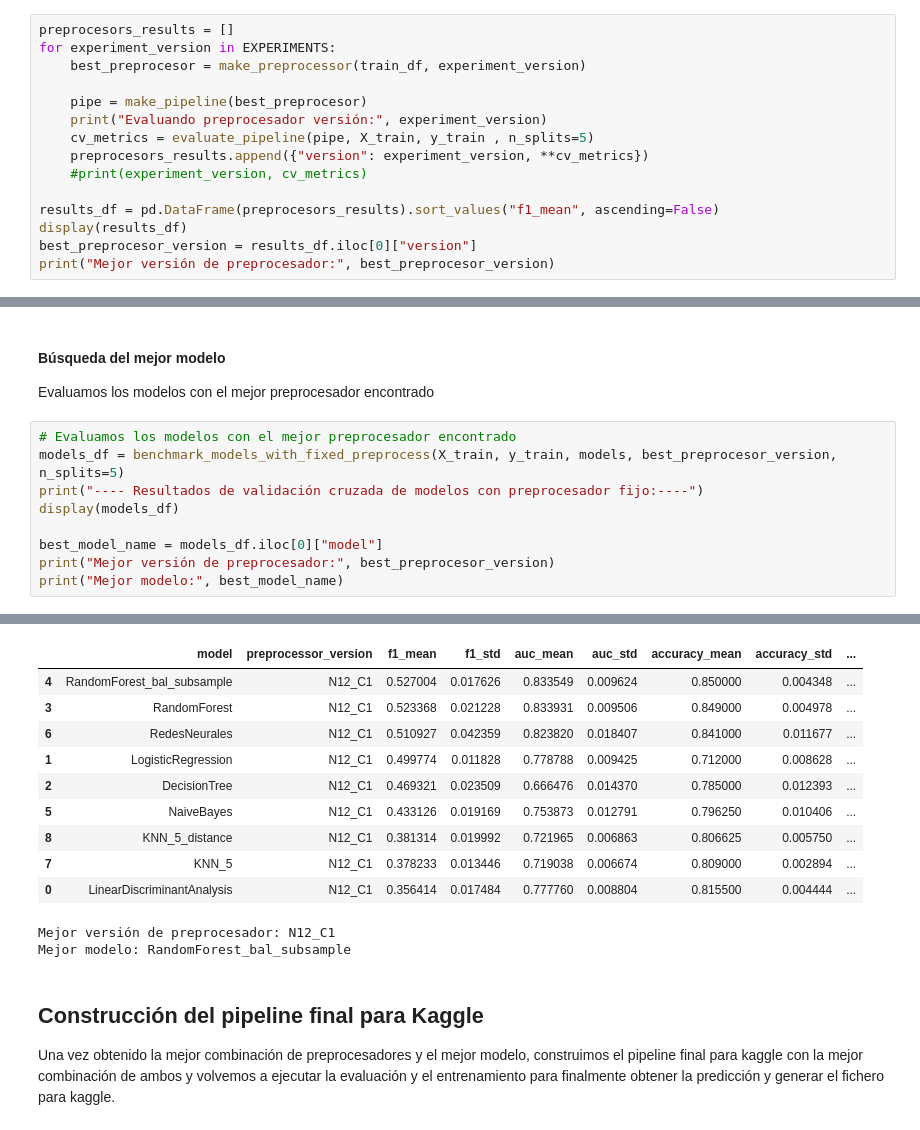
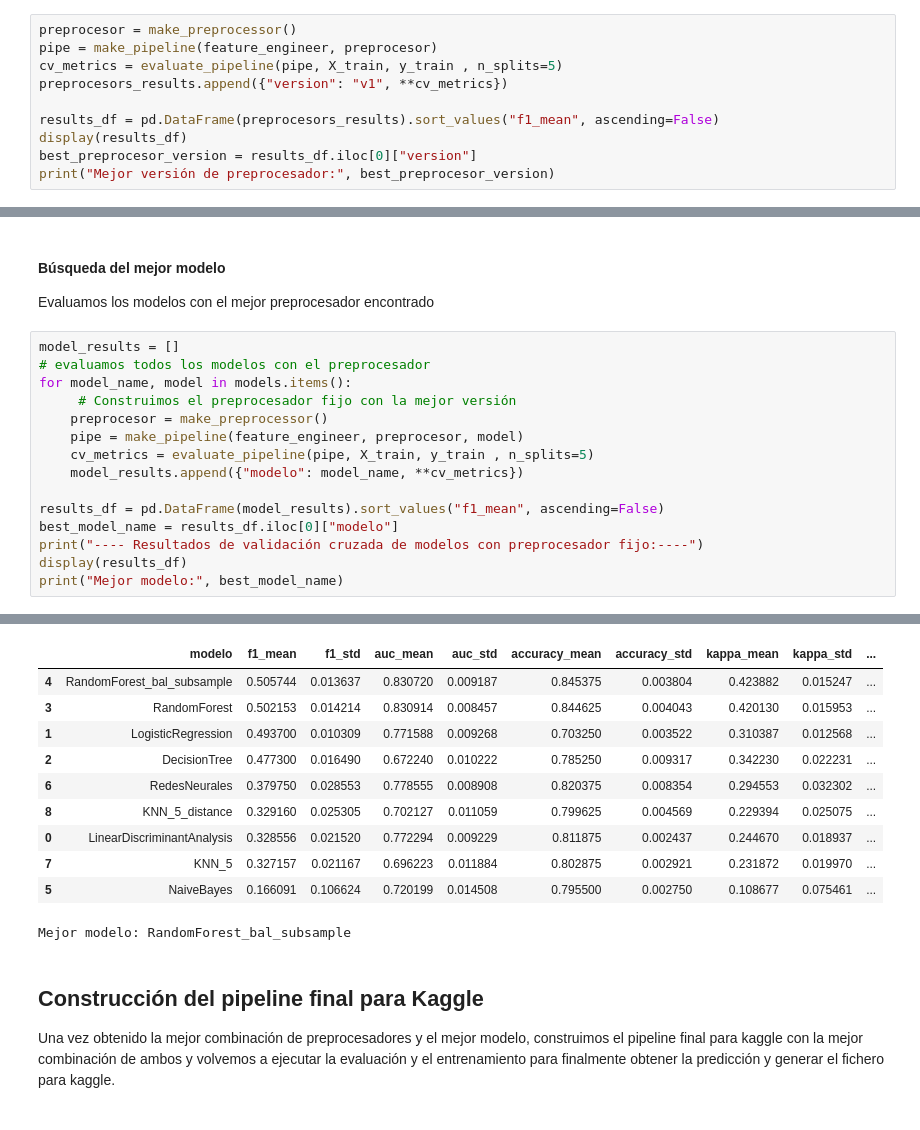
Before and after one commit to vidaldominguez/cdaa-customer-churn, a Jupyter notebook: customer_churn.ipynb, the cells around one changed output, grey strips where cells are left out. Saved outputs shown, nothing was run; the diff lists cells and outputs as text.

Commit message:
update Añadimos feature engineer binarias,logaritmicas,ratios balance salario

```diff
--- a/customer_churn.ipynb
+++ b/customer_churn.ipynb
@@ -524,13 +393,8 @@ Evaluamos las diferentes configuraciones de preprocesador que tenemos configurad
 # %%
-preprocesors_results = []
-for experiment_version in EXPERIMENTS:
-    best_preprocesor = make_preprocessor(train_df, experiment_version)
-
-    pipe = make_pipeline(best_preprocesor)
-    print("Evaluando preprocesador versión:", experiment_version)
-    cv_metrics = evaluate_pipeline(pipe, X_train, y_train , n_splits=5)
-    preprocesors_results.append({"version": experiment_version, **cv_metrics})
-    #print(experiment_version, cv_metrics)
+preprocesor = make_preprocessor()
+pipe = make_pipeline(feature_engineer, preprocesor)
+cv_metrics = evaluate_pipeline(pipe, X_train, y_train , n_splits=5)
+preprocesors_results.append({"version": "v1", **cv_metrics})
 
 results_df = pd.DataFrame(preprocesors_results).sort_values("f1_mean", ascending=False)
 display(results_df)
@@ -560,12 +426,18 @@ Mejor versión de preprocesador: N12_C1
 
 Evaluamos los modelos con el mejor preprocesador encontrado
 # %%
-# Evaluamos los modelos con el mejor preprocesador encontrado
-models_df = benchmark_models_with_fixed_preprocess(X_train, y_train, models, best_preprocesor_version, n_splits=5)
+model_results = []
+# evaluamos todos los modelos con el preprocesador
+for model_name, model in models.items():
+     # Construimos el preprocesador fijo con la mejor versión
+    preprocesor = make_preprocessor()
+    pipe = make_pipeline(feature_engineer, preprocesor, model)
+    cv_metrics = evaluate_pipeline(pipe, X_train, y_train , n_splits=5)
+    model_results.append({"modelo": model_name, **cv_metrics})
+
+results_df = pd.DataFrame(model_results).sort_values("f1_mean", ascending=False)
+best_model_name = results_df.iloc[0]["modelo"]
 print("---- Resultados de validación cruzada de modelos con preprocesador fijo:----")
-display(models_df)
-
-best_model_name = models_df.iloc[0]["model"]
-print("Mejor versión de preprocesador:", best_preprocesor_version)
+display(results_df)
 print("Mejor modelo:", best_model_name)
 # %% [output]
@@ -572,15 +460,14 @@ print("Mejor modelo:", best_model_name)
 ---- Resultados de validación cruzada de modelos con preprocesador fijo:----
-|  | model | preprocessor_version | f1_mean | f1_std | auc_mean | auc_std | accuracy_mean | accuracy_std | ... |
-| 4 | RandomForest_bal_subsample | N12_C1 | 0.527004 | 0.017626 | 0.833549 | 0.009624 | 0.850000 | 0.004348 | ... |
-| 3 | RandomForest | N12_C1 | 0.523368 | 0.021228 | 0.833931 | 0.009506 | 0.849000 | 0.004978 | ... |
-| 6 | RedesNeurales | N12_C1 | 0.510927 | 0.042359 | 0.823820 | 0.018407 | 0.841000 | 0.011677 | ... |
-| 1 | LogisticRegression | N12_C1 | 0.499774 | 0.011828 | 0.778788 | 0.009425 | 0.712000 | 0.008628 | ... |
-| 2 | DecisionTree | N12_C1 | 0.469321 | 0.023509 | 0.666476 | 0.014370 | 0.785000 | 0.012393 | ... |
-| 5 | NaiveBayes | N12_C1 | 0.433126 | 0.019169 | 0.753873 | 0.012791 | 0.796250 | 0.010406 | ... |
-| 8 | KNN_5_distance | N12_C1 | 0.381314 | 0.019992 | 0.721965 | 0.006863 | 0.806625 | 0.005750 | ... |
-| 7 | KNN_5 | N12_C1 | 0.378233 | 0.013446 | 0.719038 | 0.006674 | 0.809000 | 0.002894 | ... |
-| 0 | LinearDiscriminantAnalysis | N12_C1 | 0.356414 | 0.017484 | 0.777760 | 0.008804 | 0.815500 | 0.004444 | ... |
+|  | modelo | f1_mean | f1_std | auc_mean | auc_std | accuracy_mean | accuracy_std | kappa_mean | kappa_std | ... |
+| 4 | RandomForest_bal_subsample | 0.505744 | 0.013637 | 0.830720 | 0.009187 | 0.845375 | 0.003804 | 0.423882 | 0.015247 | ... |
+| 3 | RandomForest | 0.502153 | 0.014214 | 0.830914 | 0.008457 | 0.844625 | 0.004043 | 0.420130 | 0.015953 | ... |
+| 1 | LogisticRegression | 0.493700 | 0.010309 | 0.771588 | 0.009268 | 0.703250 | 0.003522 | 0.310387 | 0.012568 | ... |
+| 2 | DecisionTree | 0.477300 | 0.016490 | 0.672240 | 0.010222 | 0.785250 | 0.009317 | 0.342230 | 0.022231 | ... |
+| 6 | RedesNeurales | 0.379750 | 0.028553 | 0.778555 | 0.008908 | 0.820375 | 0.008354 | 0.294553 | 0.032302 | ... |
+| 8 | KNN_5_distance | 0.329160 | 0.025305 | 0.702127 | 0.011059 | 0.799625 | 0.004569 | 0.229394 | 0.025075 | ... |
+| 0 | LinearDiscriminantAnalysis | 0.328556 | 0.021520 | 0.772294 | 0.009229 | 0.811875 | 0.002437 | 0.244670 | 0.018937 | ... |
+| 7 | KNN_5 | 0.327157 | 0.021167 | 0.696223 | 0.011884 | 0.802875 | 0.002921 | 0.231872 | 0.019970 | ... |
+| 5 | NaiveBayes | 0.166091 | 0.106624 | 0.720199 | 0.014508 | 0.795500 | 0.002750 | 0.108677 | 0.075461 | ... |
-Mejor versión de preprocesador: N12_C1
 Mejor modelo: RandomForest_bal_subsample
 # %% [markdown]
 ## Construcción del pipeline final para Kaggle
```
Also changed, not shown: parts of 17 cells of this notebook.
